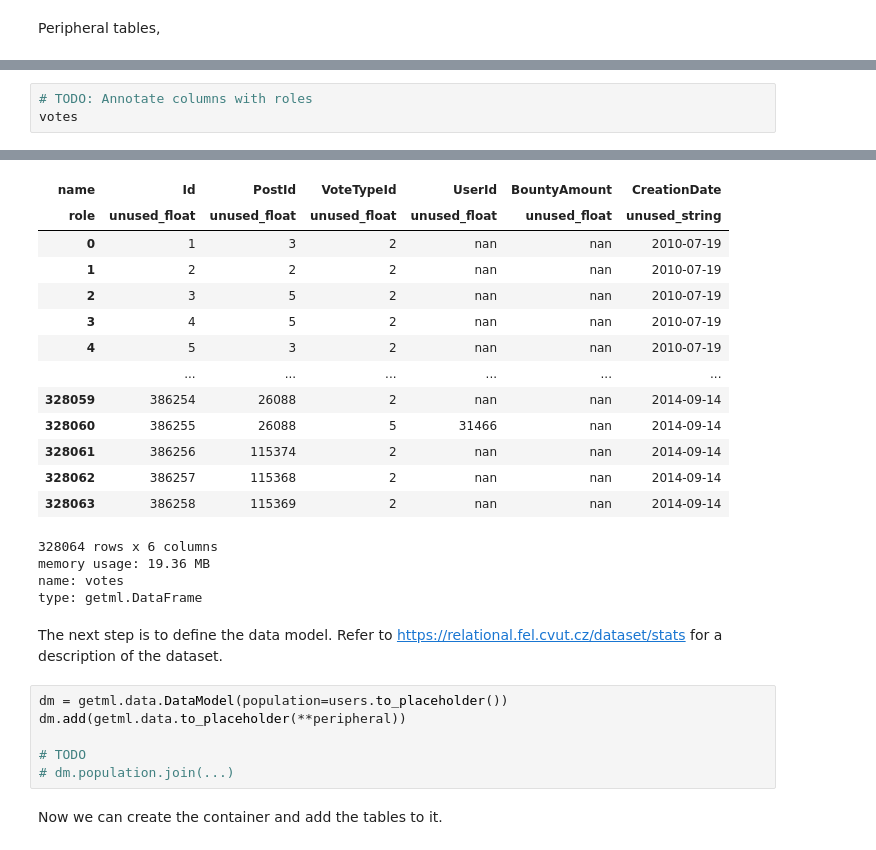
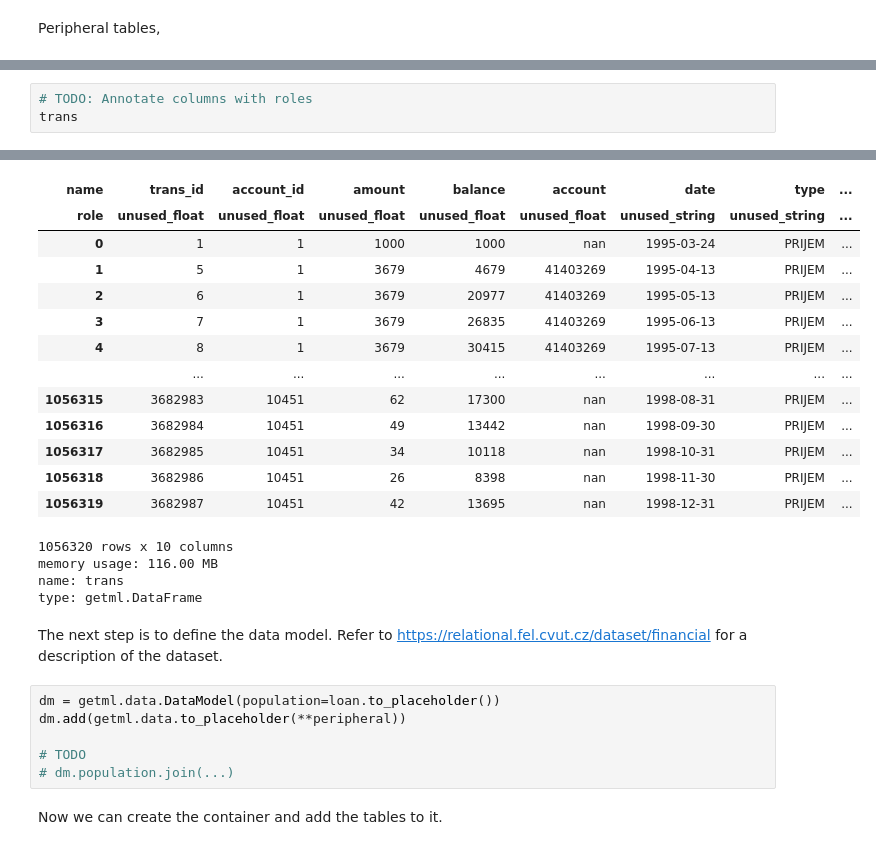
Before and after one commit to getml/getml-relbench, a Jupyter notebook: ctu/stubs/financial.ipynb, the cells around one changed output, grey strips where cells are left out. Cells and saved outputs as stored; diff of their text form.

```diff
--- a/challenge/tasks/stats.ipynb
+++ b/ctu/stubs/financial.ipynb
@@ -232,31 +233,31 @@ name: tags
 type: getml.DataFrame
 # %%
 # TODO: Annotate columns with roles
-votes
+trans
 # %% [output]
 [interactive output not drawn]
-| name | Id | PostId | VoteTypeId | UserId | BountyAmount | CreationDate |
-| role | unused_float | unused_float | unused_float | unused_float | unused_float | unused_string |
-| 0 | 1 | 3 | 2 | nan | nan | 2010-07-19 |
-| 1 | 2 | 2 | 2 | nan | nan | 2010-07-19 |
-| 2 | 3 | 5 | 2 | nan | nan | 2010-07-19 |
-| 3 | 4 | 5 | 2 | nan | nan | 2010-07-19 |
-| 4 | 5 | 3 | 2 | nan | nan | 2010-07-19 |
-|  | ... | ... | ... | ... | ... | ... |
-| 328059 | 386254 | 26088 | 2 | nan | nan | 2014-09-14 |
-| 328060 | 386255 | 26088 | 5 | 31466 | nan | 2014-09-14 |
-| 328061 | 386256 | 115374 | 2 | nan | nan | 2014-09-14 |
-| 328062 | 386257 | 115368 | 2 | nan | nan | 2014-09-14 |
-| 328063 | 386258 | 115369 | 2 | nan | nan | 2014-09-14 |
+| name | trans_id | account_id | amount | balance | account | date | type | ... |
+| role | unused_float | unused_float | unused_float | unused_float | unused_float | unused_string | unused_string | ... |
+| 0 | 1 | 1 | 1000 | 1000 | nan | 1995-03-24 | PRIJEM | ... |
+| 1 | 5 | 1 | 3679 | 4679 | 41403269 | 1995-04-13 | PRIJEM | ... |
+| 2 | 6 | 1 | 3679 | 20977 | 41403269 | 1995-05-13 | PRIJEM | ... |
+| 3 | 7 | 1 | 3679 | 26835 | 41403269 | 1995-06-13 | PRIJEM | ... |
+| 4 | 8 | 1 | 3679 | 30415 | 41403269 | 1995-07-13 | PRIJEM | ... |
+|  | ... | ... | ... | ... | ... | ... | ... | ... |
+| 1056315 | 3682983 | 10451 | 62 | 17300 | nan | 1998-08-31 | PRIJEM | ... |
+| 1056316 | 3682984 | 10451 | 49 | 13442 | nan | 1998-09-30 | PRIJEM | ... |
+| 1056317 | 3682985 | 10451 | 34 | 10118 | nan | 1998-10-31 | PRIJEM | ... |
+| 1056318 | 3682986 | 10451 | 26 | 8398 | nan | 1998-11-30 | PRIJEM | ... |
+| 1056319 | 3682987 | 10451 | 42 | 13695 | nan | 1998-12-31 | PRIJEM | ... |
-328064 rows x 6 columns
-memory usage: 19.36 MB
-name: votes
+1056320 rows x 10 columns
+memory usage: 116.00 MB
+name: trans
 type: getml.DataFrame
 # %% [markdown]
-The next step is to define the data model. Refer to [https://relational.fel.cvut.cz/dataset/stats](https://relational.fel.cvut.cz/dataset/stats)
+The next step is to define the data model. Refer to [https://relational.fel.cvut.cz/dataset/financial](https://relational.fel.cvut.cz/dataset/financial)
 for a description of the dataset.
 # %%
-dm = getml.data.DataModel(population=users.to_placeholder())
+dm = getml.data.DataModel(population=loan.to_placeholder())
 dm.add(getml.data.to_placeholder(**peripheral))
 
 # TODO
```
Also changed, not shown: parts of 14 cells of this notebook, 29 other files.
